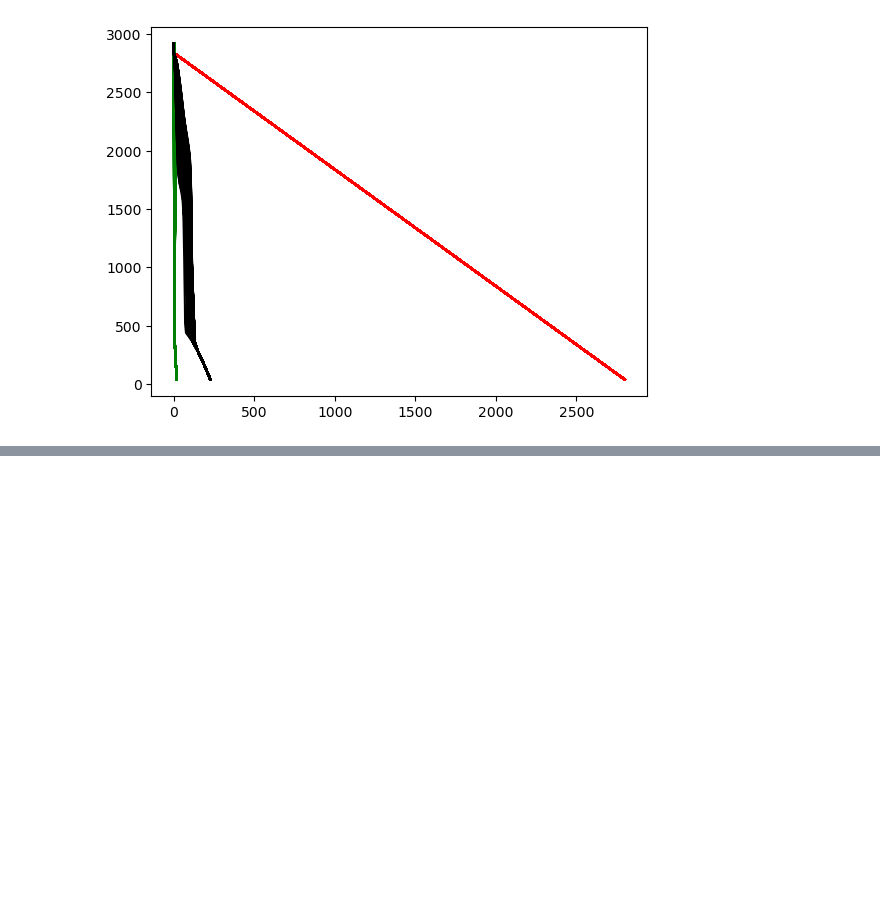
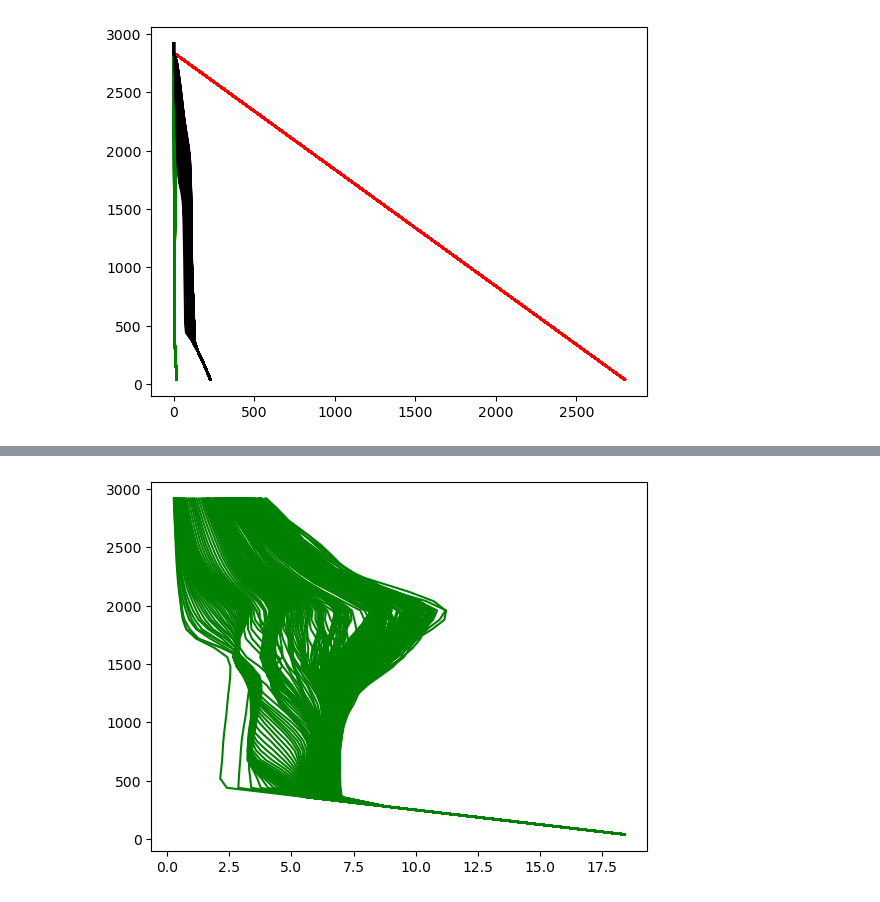
Before and after one commit to adconnolly/CLUBBiNN, a Jupyter notebook: notebooks/test_mixing_length.ipynb, the cells around one changed output, grey strips where cells are left out. Saved outputs shown, nothing was run; the diff lists cells and outputs as text; code cells hidden in the pictures; blank space fills up the shorter version.

```diff
--- a/notebooks/test_mixing_length.ipynb
+++ b/notebooks/test_mixing_length.ipynb
@@ -86,0 +92,4 @@ plt.plot(L.T,zt.T,'k');
+# %%
+plt.plot(Ldown.T,zt.T,'g');
+# %% [output]
+[figure, added]
```
Also changed, not shown: parts of 1 cell of this notebook.
